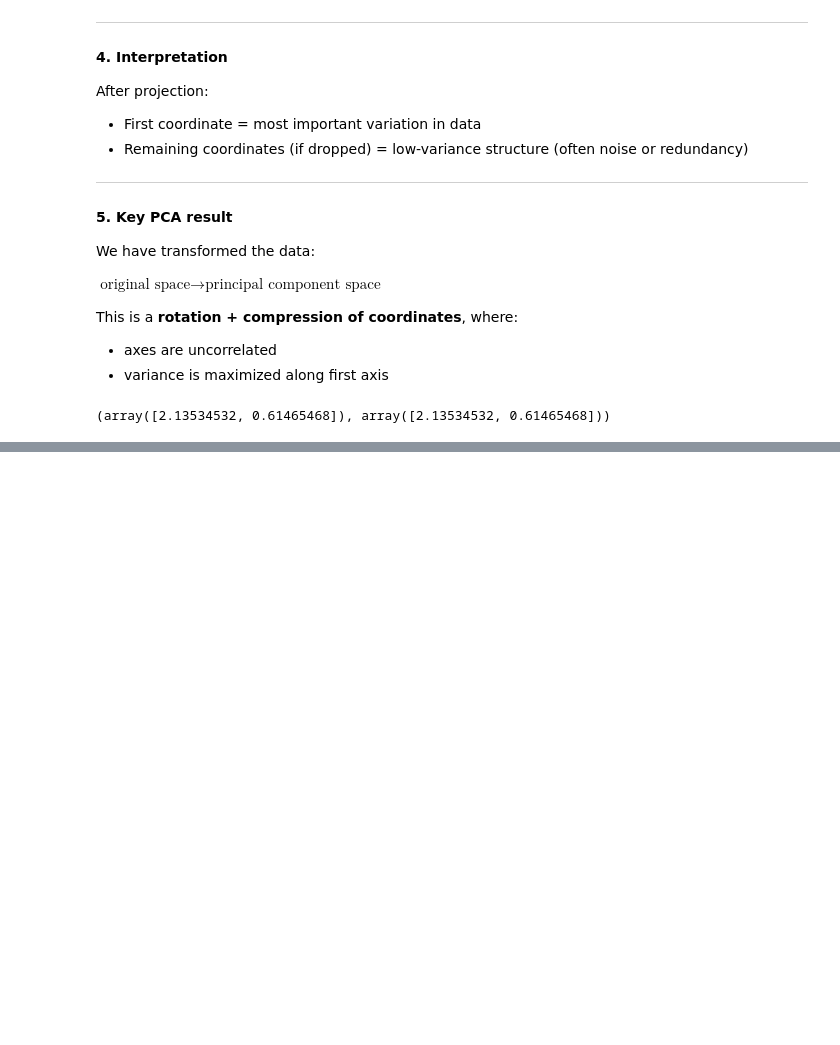
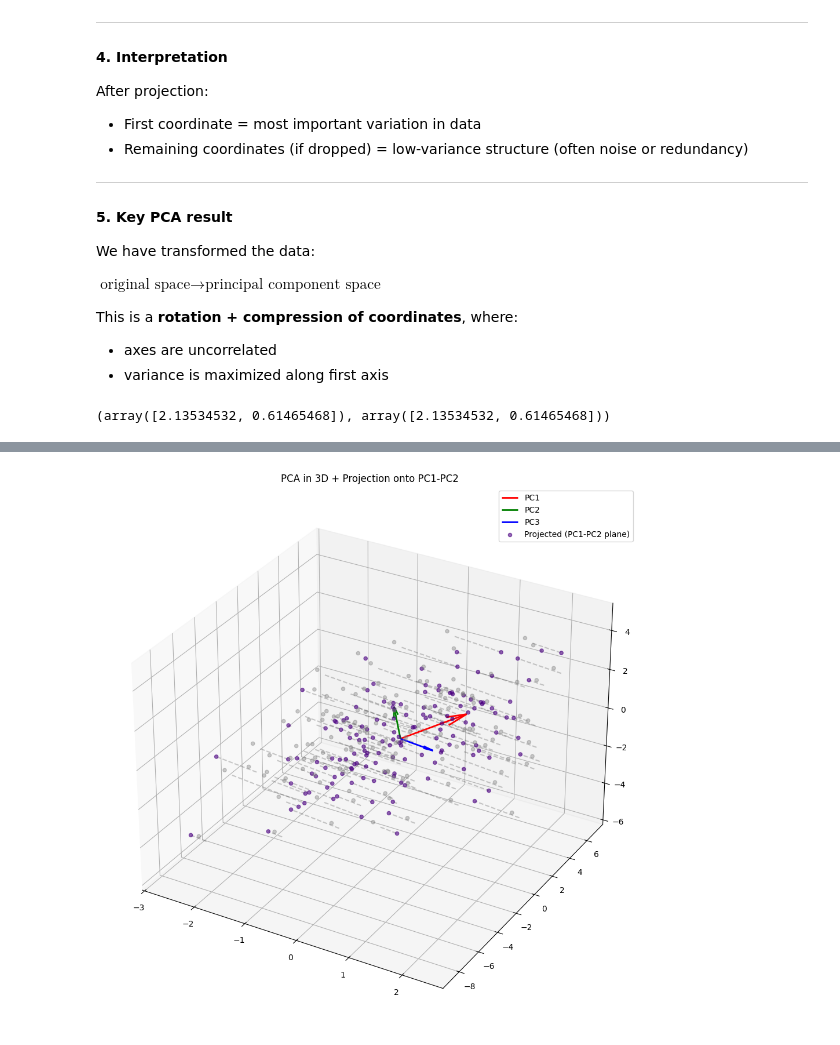
Before and after one commit to Maxstef/data-loves-ml-for-people-course, a Jupyter notebook: notebooks/3_2_dimensionality_reduction/math/0_1_PCA.ipynb, the cells around one changed output, grey strips where cells are left out. Saved outputs shown, nothing was run; the diff lists cells and outputs as text; code cells hidden in the pictures; blank space fills up the shorter version.

```diff
--- a/notebooks/3_2_dimensionality_reduction/math/0_1_PCA.ipynb
+++ b/notebooks/3_2_dimensionality_reduction/math/0_1_PCA.ipynb
@@ -491,0 +693,55 @@ np.var(Z, axis=0), eigvals
+# %%
+# 3D visualization + projection onto PCA subspace
+
+fig = plt.figure(figsize=(12, 12))
+ax = fig.add_subplot(111, projection='3d')
+
+# original centered data
+ax.scatter(Xc[:, 0], Xc[:, 1], Xc[:, 2], alpha=0.4, c='grey')
+
+origin = X3.mean(axis=0)
+
+colors = ['r', 'g', 'b']  # PC1, PC2, PC3
+
+# --- Step 4: PCA directions ---
+for i in range(3):
+    vec = eigvecs[:, i] * np.sqrt(eigvals[i])
+    ax.quiver(
+        *origin,
+        *vec,
+        color=colors[i],
+        linewidth=2,
+        label=f"PC{i+1}"
+    )
+
+# --- Step 5: projection onto first 2 PCs ---
+W = eigvecs[:, :2]          # keep PC1 & PC2
+Z = Xc @ W                  # projected 2D data
+
+# reconstruct points back into 3D space (on PCA plane)
+X_proj = Z @ W.T + X3.mean(axis=0)
+
+ax.scatter(
+    X_proj[:, 0],
+    X_proj[:, 1],
+    X_proj[:, 2],
+    c='indigo',
+    alpha=0.6,
+    label="Projected (PC1-PC2 plane)"
+)
+
+# connect original → projection (optional but very illustrative)
+for i in range(len(Xc)):
+    ax.plot(
+        [X3[i, 0], X_proj[i, 0]],
+        [X3[i, 1], X_proj[i, 1]],
+        [X3[i, 2], X_proj[i, 2]],
+        'k--',
+        alpha=0.2
+    )
+
+ax.set_title("PCA in 3D + Projection onto PC1-PC2")
+ax.legend()
+plt.show()
+# %% [output]
+[figure, added]
```
Also changed, not shown: parts of 17 cells of this notebook.
